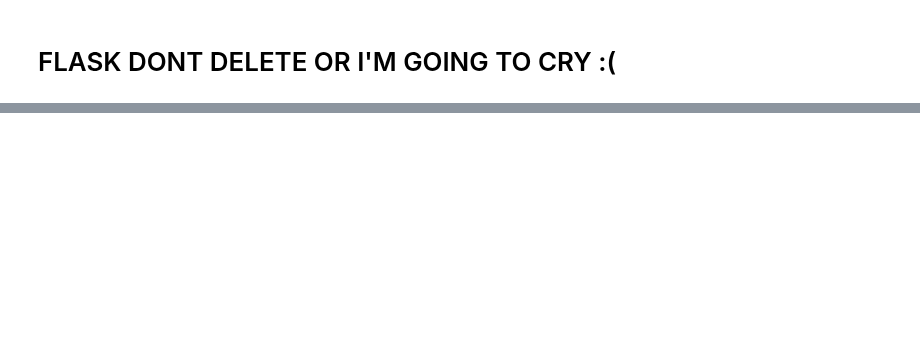
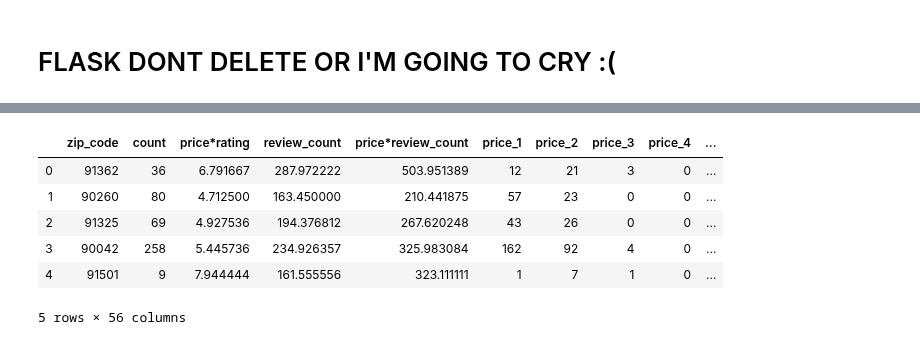
Before and after one commit to aejsong/Predicting-Neighborhood-Affluence-with-Yelp, a Jupyter notebook: Code/aerika's playground.ipynb, the cells around one changed output, grey strips where cells are left out. Saved outputs shown, nothing was run; the diff lists cells and outputs as text; code cells hidden in the pictures; blank space fills up the shorter version.

```diff
--- a/Code/aerika's playground.ipynb
+++ b/Code/aerika's playground.ipynb
@@ -179,3 +184,15 @@ maps
 [interactive output not drawn]
 # %%
 # maps.save('/Users/Work/Desktop/maps.html')
+# %%
+df = pd.read_csv('../Data/X_train.csv').drop(columns="Unnamed: 0")
+# %%
+df.head()
+# %% [output]
+|  | zip_code | count | price*rating | review_count | price*review_count | price_1 | price_2 | price_3 | price_4 | ... |
+| 0 | 91362 | 36 | 6.791667 | 287.972222 | 503.951389 | 12 | 21 | 3 | 0 | ... |
+| 1 | 90260 | 80 | 4.712500 | 163.450000 | 210.441875 | 57 | 23 | 0 | 0 | ... |
+| 2 | 91325 | 69 | 4.927536 | 194.376812 | 267.620248 | 43 | 26 | 0 | 0 | ... |
+| 3 | 90042 | 258 | 5.445736 | 234.926357 | 325.983084 | 162 | 92 | 4 | 0 | ... |
+| 4 | 91501 | 9 | 7.944444 | 161.555556 | 323.111111 | 1 | 7 | 1 | 0 | ... |
+5 rows × 56 columns
```
Also changed, not shown: parts of 9 cells of this notebook.
